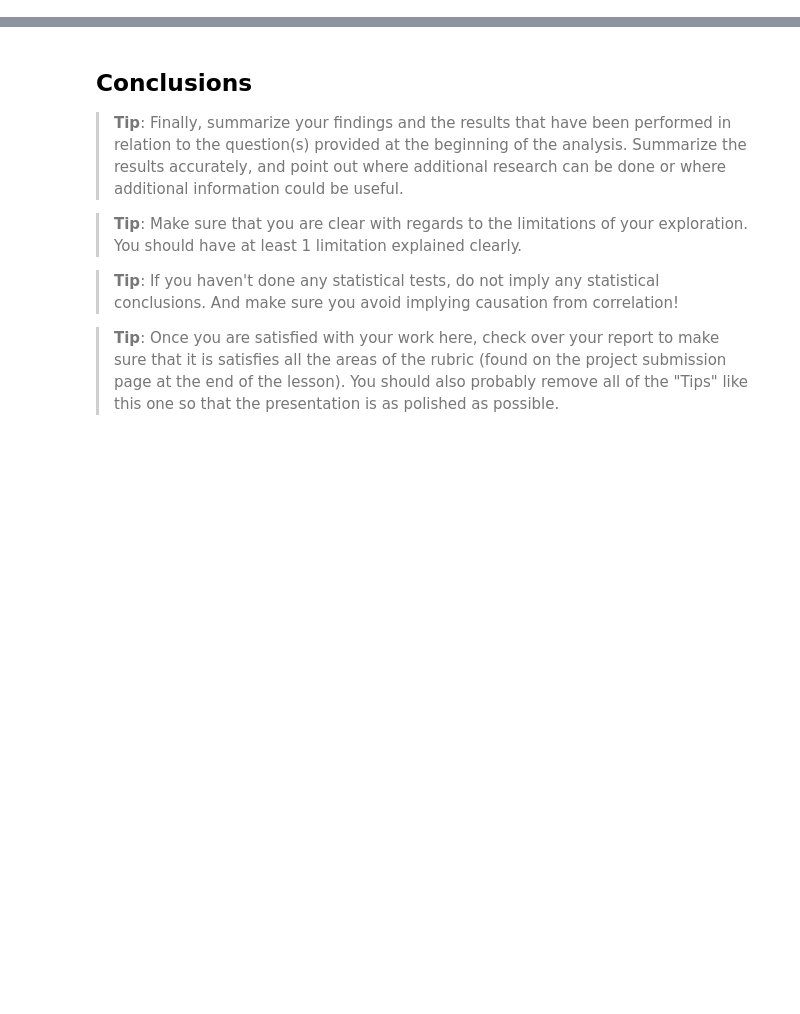
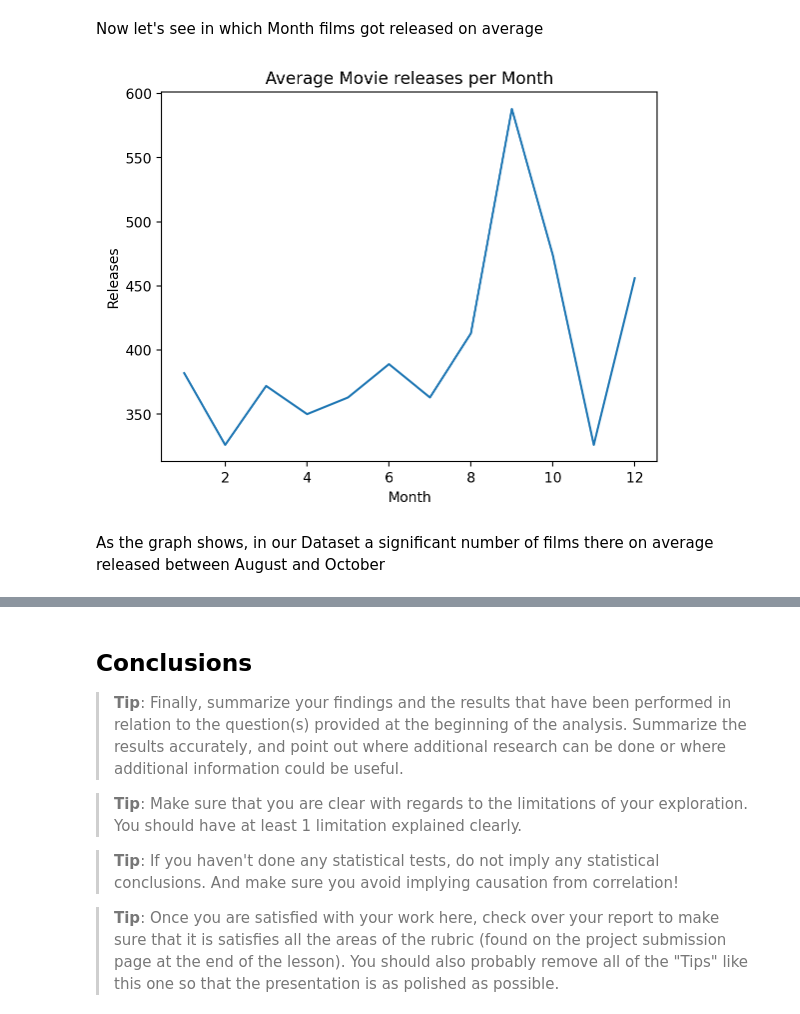
Before and after one commit to josuablejeru/project_1_tmdb, a Jupyter notebook: Investigate_a_Dataset.ipynb, the cells around one changed output, grey strips where cells are left out. Cells and saved outputs as stored; diff of their text form; code cells hidden in the pictures; blank space fills up the shorter version.

```diff
--- a/Investigate_a_Dataset.ipynb
+++ b/Investigate_a_Dataset.ipynb
@@ -63,0 +154,17 @@
+# %% [markdown]
+Now let's see in which Month films got released on average
+# %%
+average_release_month = df_movies.groupby(df_movies.release_date.dt.month).size()
+
+average_release_month
+plt.plot(average_release_month)
+
+plt.xlabel('Month')
+plt.ylabel('Releases')
+plt.title('Average Movie releases per Month')
+
+plt.show()
+# %% [output]
+[figure, added]
+# %% [markdown]
+As the graph shows, in our Dataset a significant number of films there on average released between August and October
```
Also changed, not shown: parts of 33 cells of this notebook, 2 other files.
